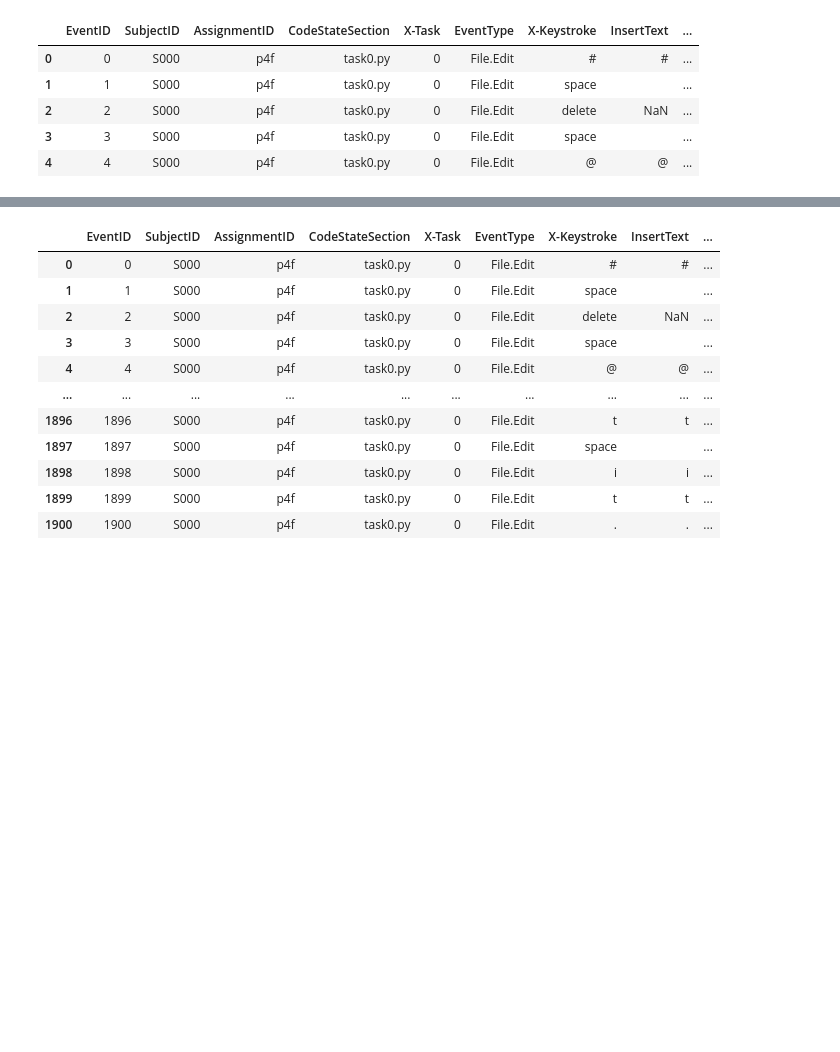
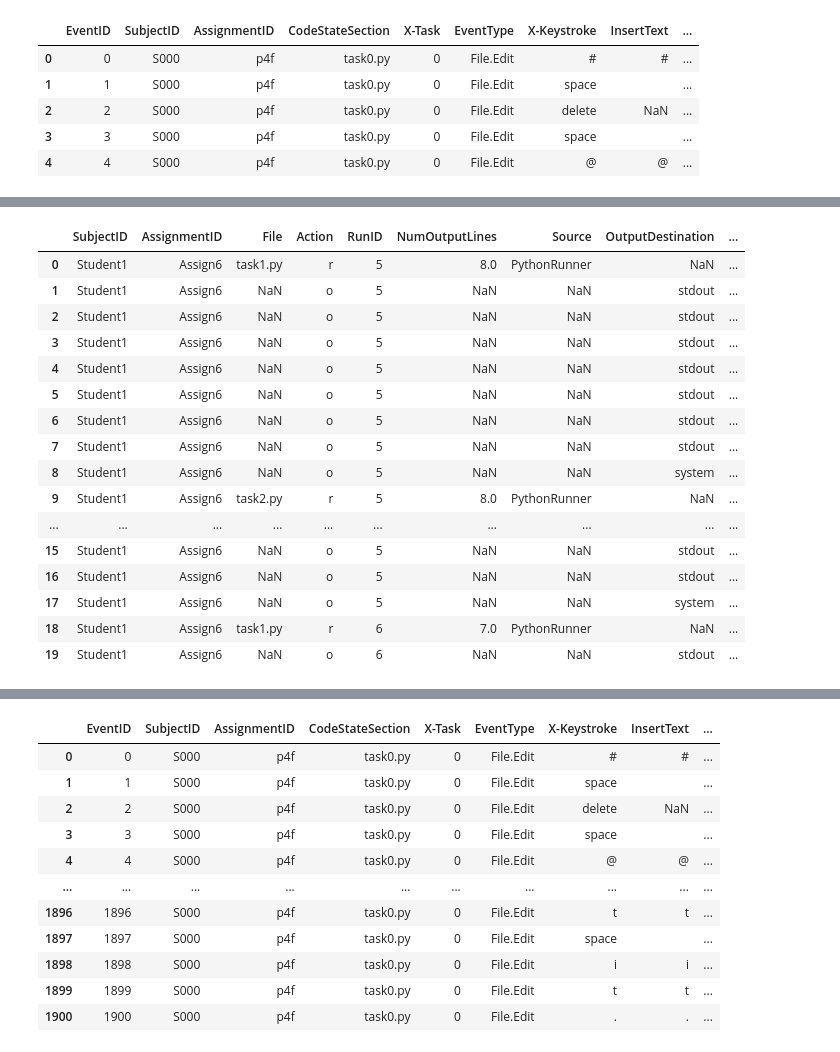
Before and after one commit to CSSPLICE/ProgSnapToolbox, a Jupyter notebook: src/converters/edwards.ipynb, the cells around one changed output, grey strips where cells are left out. Cells and saved outputs as stored; diff of their text form; code cells hidden in the pictures; blank space fills up the shorter version.

```diff
--- a/src/converters/edwards.ipynb
+++ b/src/converters/edwards.ipynb
@@ -21,0 +66,2 @@ keystrokes.head()
+# %%
+runs1 = pd.read_csv(os.path.join(base_dir, 'runs1.csv'))
@@ -21,0 +75,20 @@ keystrokes.head()
+# %%
+runs1.head(20)
+# %% [output]
+|  | SubjectID | AssignmentID | File | Action | RunID | NumOutputLines | Source | OutputDestination | ... |
+| 0 | Student1 | Assign6 | task1.py | r | 5 | 8.0 | PythonRunner | NaN | ... |
+| 1 | Student1 | Assign6 | NaN | o | 5 | NaN | NaN | stdout | ... |
+| 2 | Student1 | Assign6 | NaN | o | 5 | NaN | NaN | stdout | ... |
+| 3 | Student1 | Assign6 | NaN | o | 5 | NaN | NaN | stdout | ... |
+| 4 | Student1 | Assign6 | NaN | o | 5 | NaN | NaN | stdout | ... |
+| 5 | Student1 | Assign6 | NaN | o | 5 | NaN | NaN | stdout | ... |
+| 6 | Student1 | Assign6 | NaN | o | 5 | NaN | NaN | stdout | ... |
+| 7 | Student1 | Assign6 | NaN | o | 5 | NaN | NaN | stdout | ... |
+| 8 | Student1 | Assign6 | NaN | o | 5 | NaN | NaN | system | ... |
+| 9 | Student1 | Assign6 | task2.py | r | 5 | 8.0 | PythonRunner | NaN | ... |
+| ... | ... | ... | ... | ... | ... | ... | ... | ... | ... |
+| 15 | Student1 | Assign6 | NaN | o | 5 | NaN | NaN | stdout | ... |
+| 16 | Student1 | Assign6 | NaN | o | 5 | NaN | NaN | stdout | ... |
+| 17 | Student1 | Assign6 | NaN | o | 5 | NaN | NaN | system | ... |
+| 18 | Student1 | Assign6 | task1.py | r | 6 | 7.0 | PythonRunner | NaN | ... |
+| 19 | Student1 | Assign6 | NaN | o | 6 | NaN | NaN | stdout | ... |
```
Also changed, not shown: parts of 12 cells of this notebook, 2 other files.
